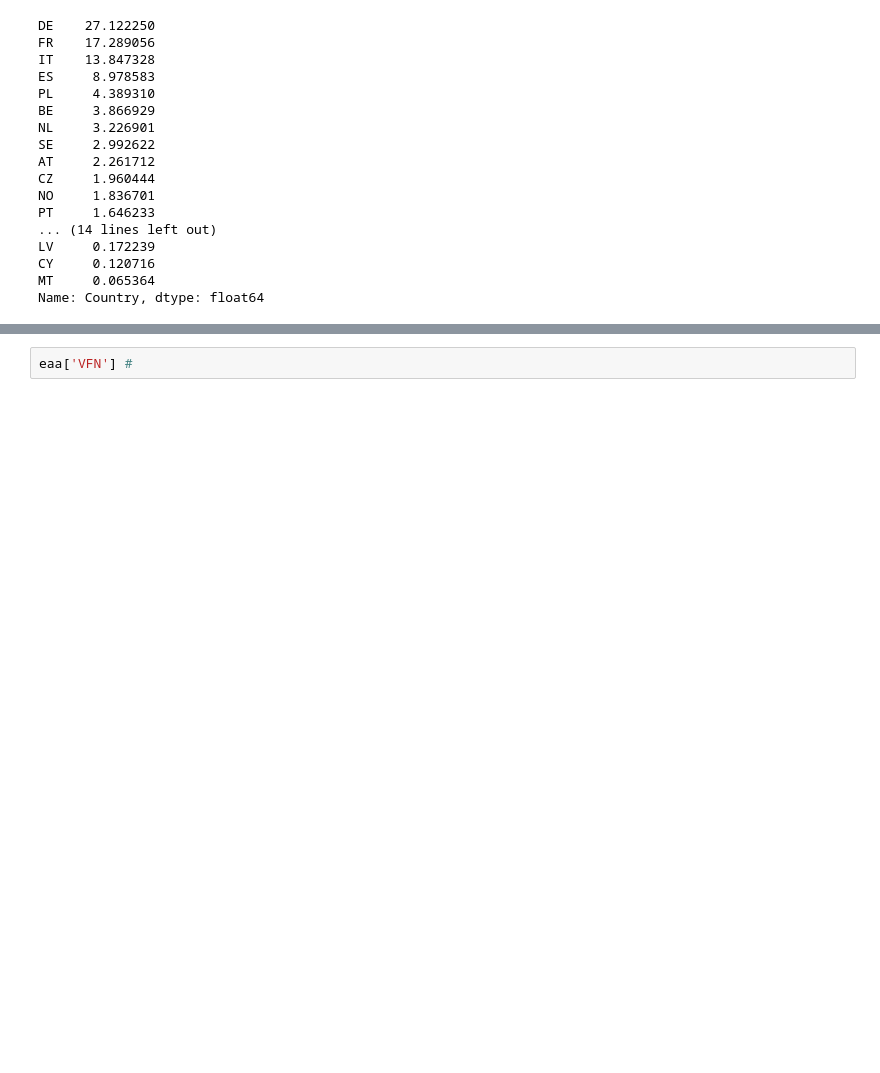
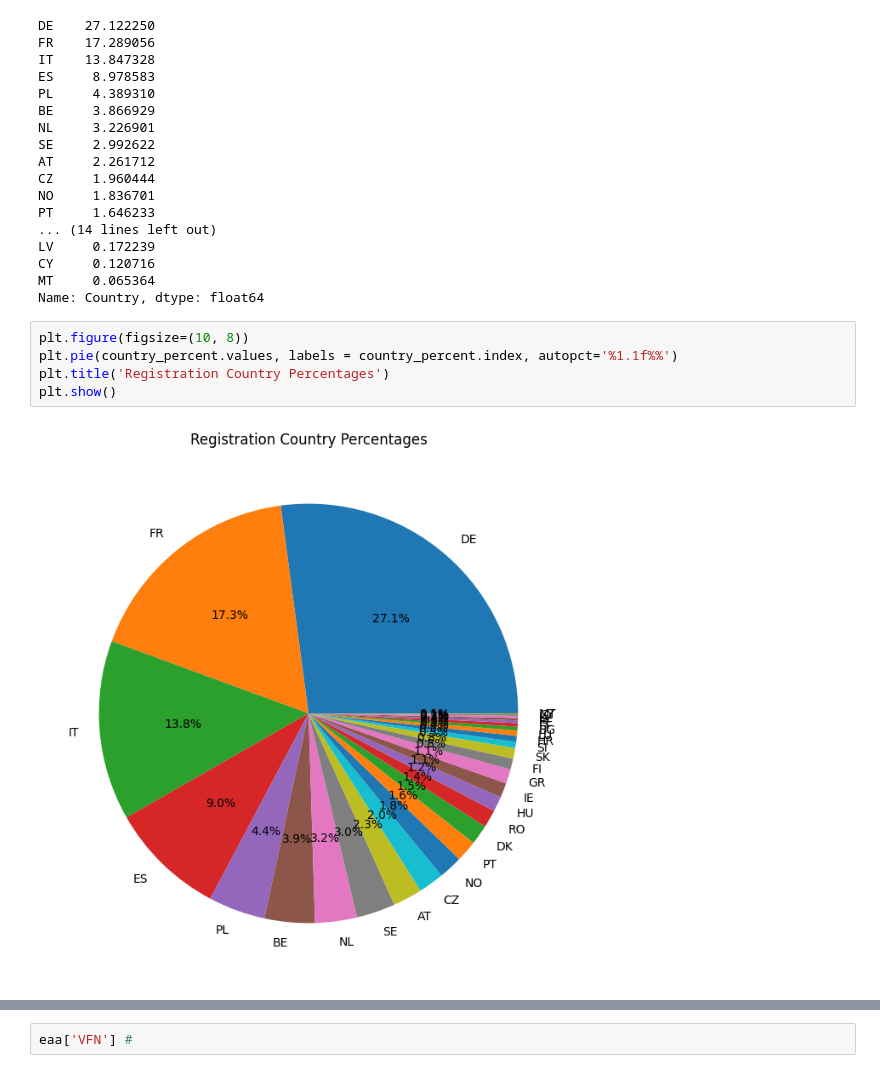
Before and after one commit to Slanz99/Proj_Co2_DS, a Jupyter notebook: CO2_Project_DataScientest.ipynb, the cells around one changed output, grey strips where cells are left out. Drawn from its saved outputs; the diff is of its cells as text; blank space fills up the shorter version.

```diff
--- a/CO2_Project_DataScientest.ipynb
+++ b/CO2_Project_DataScientest.ipynb
@@ -487,6 +892,13 @@ LV     0.172239
 CY     0.120716
 MT     0.065364
 Name: Country, dtype: float64
+# %%
+plt.figure(figsize=(10, 8))
+plt.pie(country_percent.values, labels = country_percent.index, autopct='%1.1f%%')
+plt.title('Registration Country Percentages')
+plt.show()
+# %% [output]
+[figure, added]
 # %%
 # Sort the data by the 'Enedc (g/km)' column
 sorted_data = eaa.sort_values(by='Enedc (g/km)', ascending=True)
```
Also changed, not shown: parts of 124 cells of this notebook, 1 other file.
